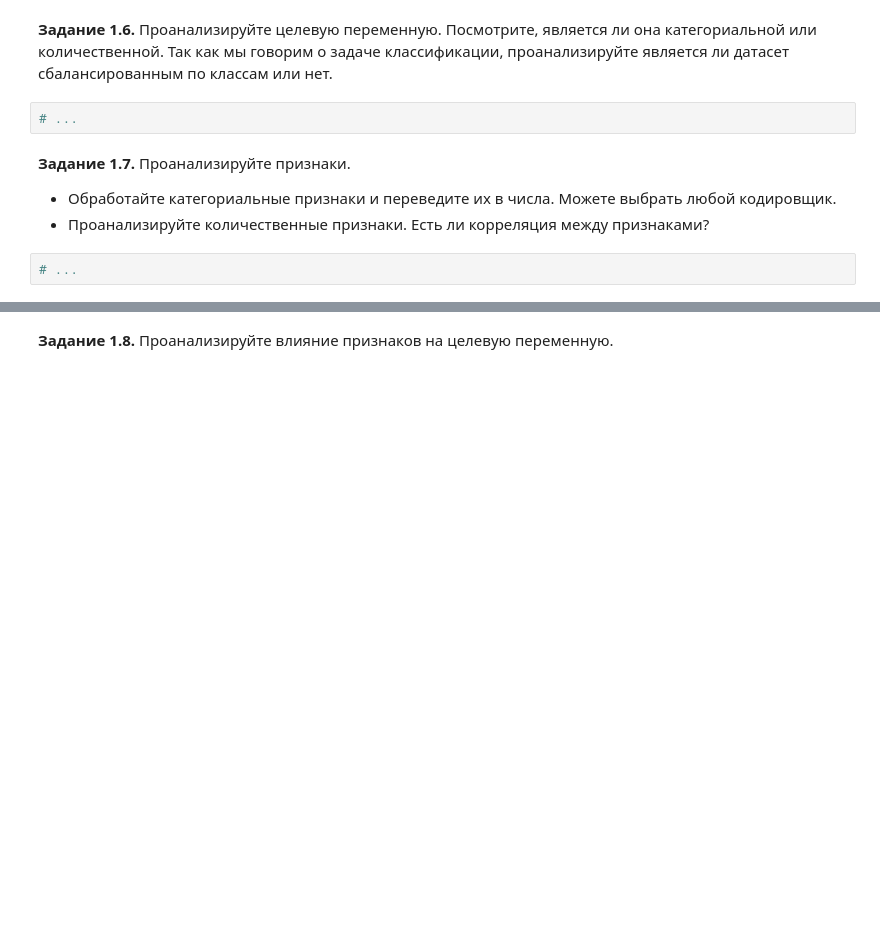
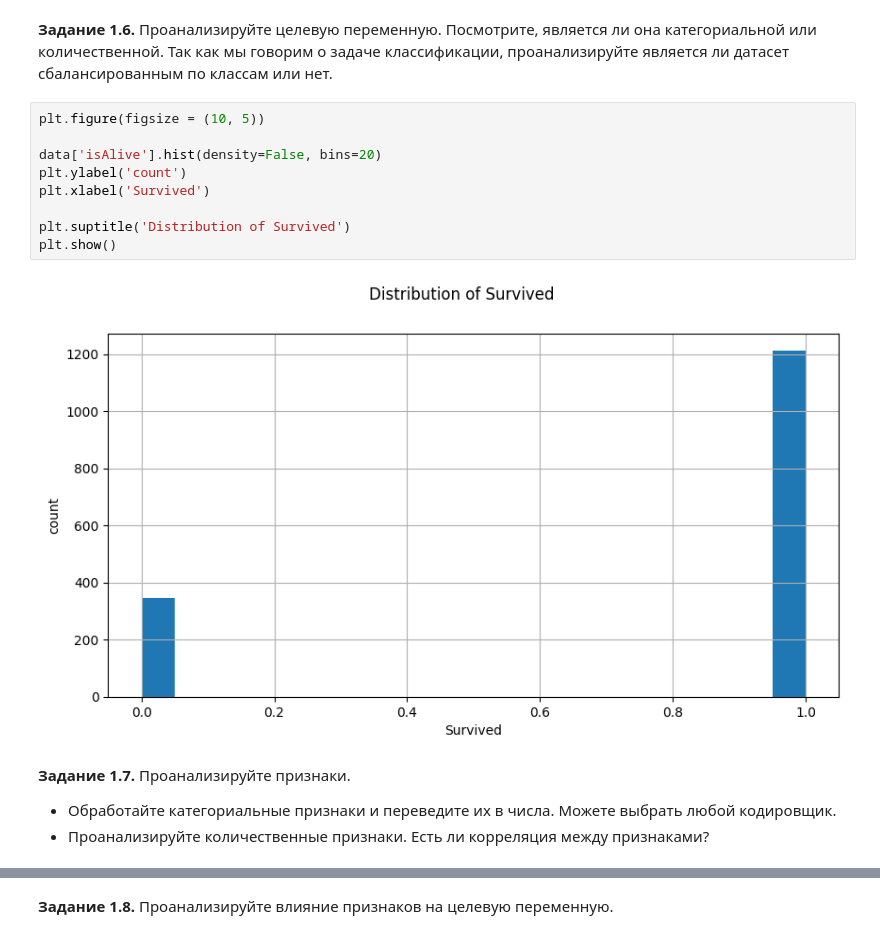
Before and after one commit to maksimvaig/-, a Jupyter notebook: week_01_ml_intro/Homework/hw_1_game_of_thrones.ipynb, the cells around one changed output, grey strips where cells are left out. Drawn from its saved outputs; the diff is of its cells as text; blank space fills up the shorter version.

```diff
--- a/week_01_ml_intro/Homework/hw_1_game_of_thrones.ipynb
+++ b/week_01_ml_intro/Homework/hw_1_game_of_thrones.ipynb
@@ -336,11 +336,18 @@ data.isna().sum(axis=0)
 dtype: int64
 # %% [markdown]
 **Задание 1.6.** Проанализируйте целевую переменную. Посмотрите, является ли она категориальной или количественной. Так как мы говорим о задаче классификации, проанализируйте является ли датасет сбалансированным по классам или нет.
-# %%
-# ...
+# %%
+plt.figure(figsize = (10, 5))
+
+data['isAlive'].hist(density=False, bins=20)
+plt.ylabel('count')
+plt.xlabel('Survived')
+
+plt.suptitle('Distribution of Survived')
+plt.show()
+# %% [output]
+[figure, added]
 # %% [markdown]
 **Задание 1.7.** Проанализируйте признаки.
   * Обработайте категориальные признаки и переведите их в числа. Можете выбрать любой кодировщик.
   * Проанализируйте количественные признаки. Есть ли корреляция между признаками?
-# %%
-# ...
```
Also changed, not shown: parts of 1 cell of this notebook.
